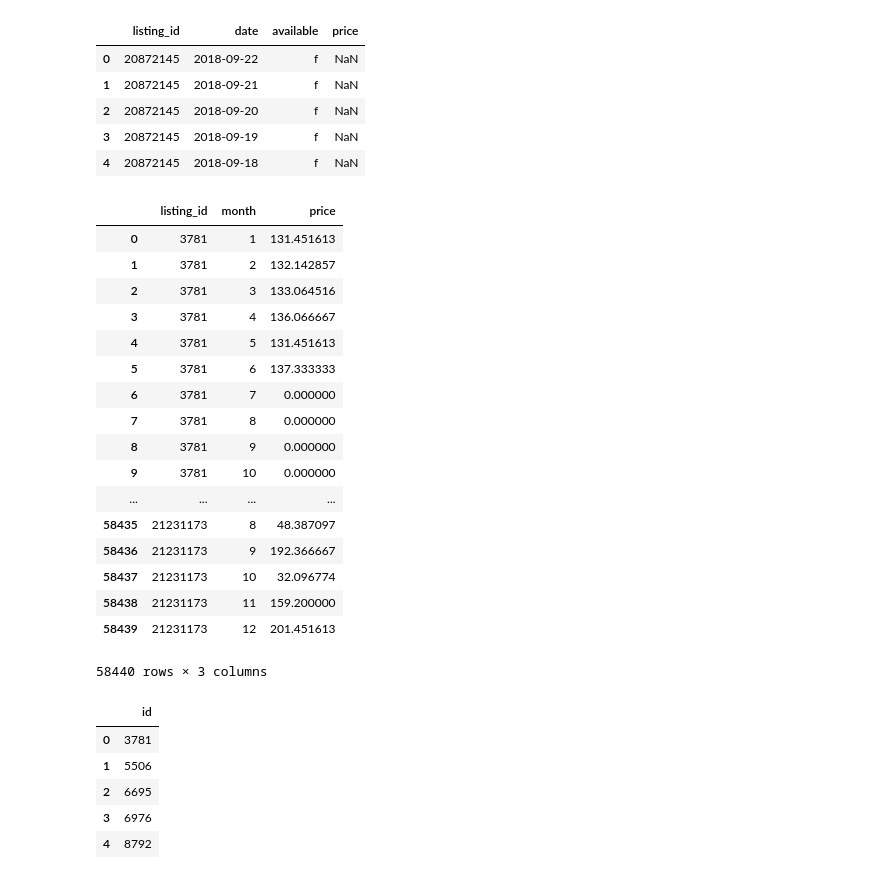
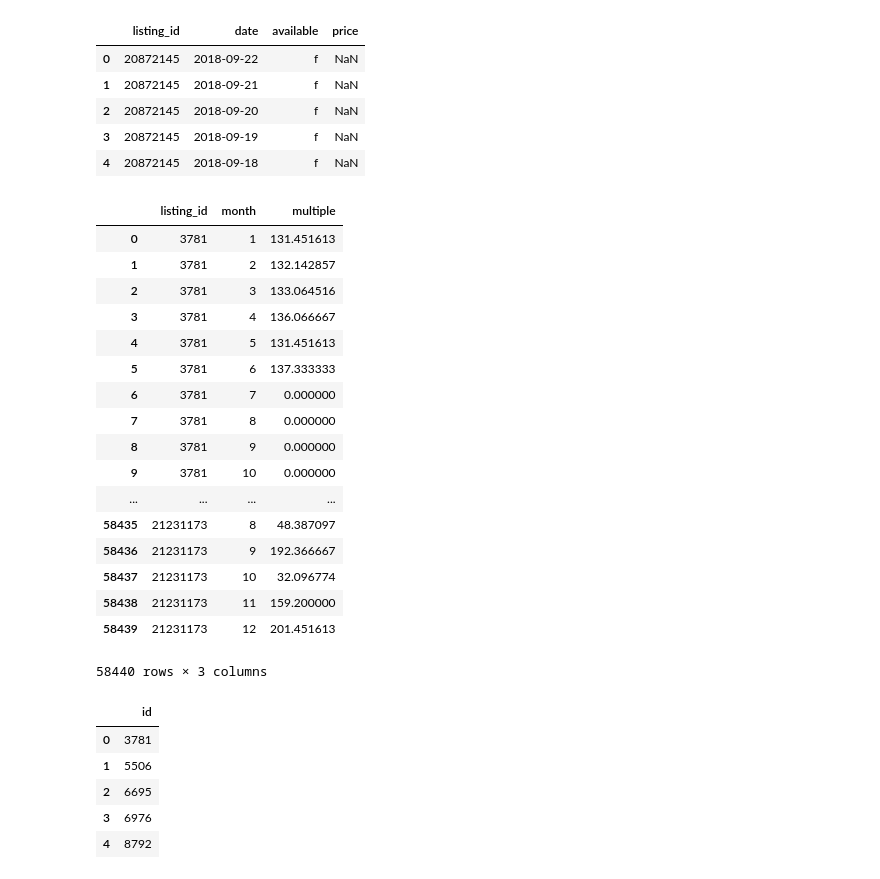
Before and after one commit to kzhang49/Hainan-Chicken, a Jupyter notebook: Airbnb.ipynb, the cells around one changed output. Saved outputs shown, nothing was run; the diff lists cells and outputs as text; code cells hidden in the pictures.

```diff
--- a/Airbnb.ipynb
+++ b/Airbnb.ipynb
@@ -36,11 +36,11 @@ for i, row in dfa.iterrows():
      mul.append(row[2] * row[3])
 # %%
 dfa['multiple'] = mul
-monthly_price = dfa.groupby(['listing_id', 'month']).price.mean()
+monthly_price = dfa.groupby(['listing_id', 'month']).multiple.mean()
 dfb = monthly_price.reset_index()
 dfb
 # %% [output]
-|  | listing_id | month | price |
+|  | listing_id | month | multiple |
 | 0 | 3781 | 1 | 131.451613 |
 | 1 | 3781 | 2 | 132.142857 |
 | 2 | 3781 | 3 | 133.064516 |
```
Also changed, not shown: parts of 3 cells of this notebook.
